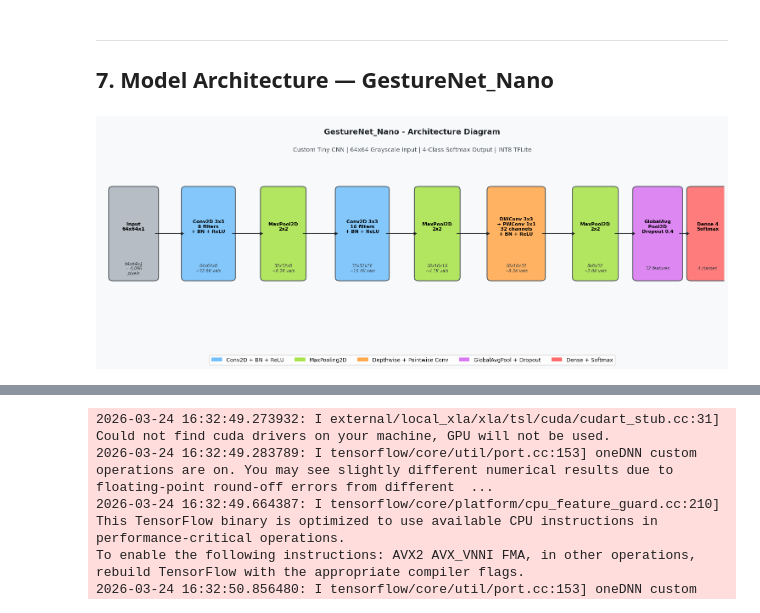
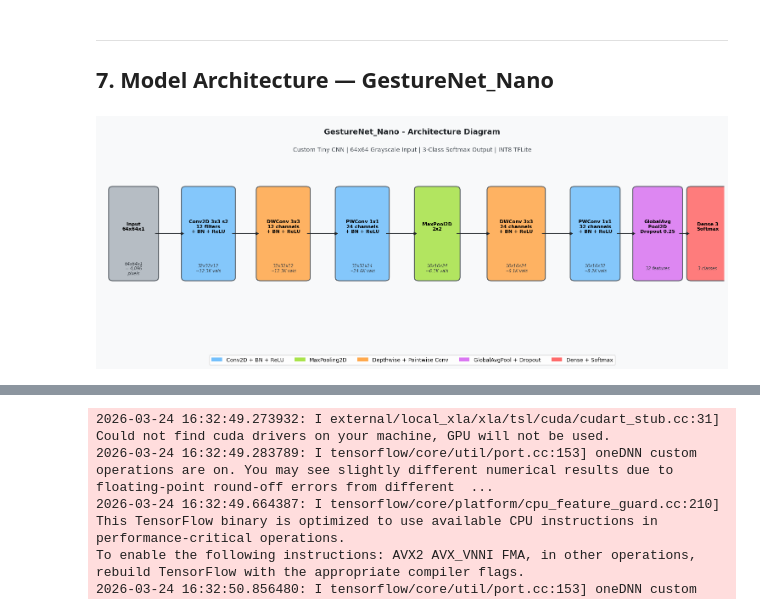
Before and after one commit to emmabellerogo/CST-440, a Jupyter notebook: Project4/Gesture_Detection_Report.ipynb, the cells around one changed output, grey strips where cells are left out. Drawn from its saved outputs; the diff is of its cells as text; code cells hidden in the pictures.

```diff
--- a/Project4/Gesture_Detection_Report.ipynb
+++ b/Project4/Gesture_Detection_Report.ipynb
@@ -446,14 +504,14 @@ fig.patch.set_facecolor('#f8f9fa')
 layers_info = [
     # (x_center, label, shape_out, color, width)
     (0.8,  "Input\n64x64x1", "64x64x1\n= 4,096\npixels", '#adb5bd', 1.0),
-    (2.6,  "Conv2D 3x3\n8 filters\n+ BN + ReLU", "64x64x8\n~32.8K vals", '#74c0fc', 1.1),
-    (4.4,  "MaxPool2D\n2x2", "32x32x8\n~8.2K vals", '#a9e34b', 0.9),
-    (6.3,  "Conv2D 3x3\n16 filters\n+ BN + ReLU", "32x32x16\n~16.4K vals", '#74c0fc', 1.1),
-    (8.1,  "MaxPool2D\n2x2", "16x16x16\n~4.1K vals", '#a9e34b', 0.9),
-    (10.0, "DWConv 3x3\n+ PWConv 1x1\n32 channels\n+ BN + ReLU", "16x16x32\n~8.2K vals", '#ffa94d', 1.2),
-    (11.9, "MaxPool2D\n2x2", "8x8x32\n~2.0K vals", '#a9e34b', 0.9),
-    (13.4, "GlobalAvg\nPool2D\nDropout 0.4", "32 features", '#da77f2', 1.0),
-    (14.6, "Dense 4\nSoftmax", "4 classes", '#ff6b6b', 0.8),
+    (2.6,  "Conv2D 3x3 s2\n12 filters\n+ BN + ReLU", "32x32x12\n~12.3K vals", '#74c0fc', 1.1),
+    (4.4,  "DWConv 3x3\n12 channels\n+ BN + ReLU", "32x32x12\n~12.3K vals", '#ffa94d', 1.1),
+    (6.3,  "PWConv 1x1\n24 channels\n+ BN + ReLU", "32x32x24\n~24.6K vals", '#74c0fc', 1.1),
+    (8.1,  "MaxPool2D\n2x2", "16x16x24\n~6.1K vals", '#a9e34b', 0.9),
+    (10.0, "DWConv 3x3\n24 channels\n+ BN + ReLU", "16x16x24\n~6.1K vals", '#ffa94d', 1.2),
+    (11.9, "PWConv 1x1\n32 channels\n+ BN + ReLU", "16x16x32\n~8.2K vals", '#74c0fc', 1.0),
+    (13.4, "GlobalAvg\nPool2D\nDropout 0.25", "32 features", '#da77f2', 1.0),
+    (14.6, "Dense 3\nSoftmax", "3 classes", '#ff6b6b', 0.8),
 ]
 
 for (xc, label, shape, color, w) in layers_info:
@@ -506,33 +564,33 @@ for i in range(len(layers_info) - 1):
 ax.text(
     7.5,
     5.1,
     "GestureNet_Nano - Architecture Diagram",
     ha='center',
     fontsize=13,
     fontweight='bold',
     color='#212529',
 )
 ax.text(
     7.5,
     4.6,
-    "Custom Tiny CNN | 64x64 Grayscale Input | 4-Class Softmax Output | INT8 TFLite",
+    "Custom Tiny CNN | 64x64 Grayscale Input | 3-Class Softmax Output | INT8 TFLite",
     ha='center',
     fontsize=10,
     color='#495057',
 )
 
 legend_elements = [
     mpatches.Patch(facecolor='#74c0fc', label='Conv2D + BN + ReLU'),
     mpatches.Patch(facecolor='#a9e34b', label='MaxPooling2D'),
     mpatches.Patch(facecolor='#ffa94d', label='Depthwise + Pointwise Conv'),
     mpatches.Patch(facecolor='#da77f2', label='GlobalAvgPool + Dropout'),
     mpatches.Patch(facecolor='#ff6b6b', label='Dense + Softmax'),
 ]
 ax.legend(handles=legend_elements, loc='lower center', bbox_to_anchor=(0.5, -0.18), ncol=5, fontsize=9)
 
 plt.tight_layout()
 plt.savefig('model_architecture.png', dpi=150, bbox_inches='tight', facecolor='#f8f9fa')
 plt.show()
 # %% [output]
-[figure, old version]
+[figure, new version]
 # %% [markdown]
```
Also changed, not shown: parts of 21 cells of this notebook, 5 other files.
